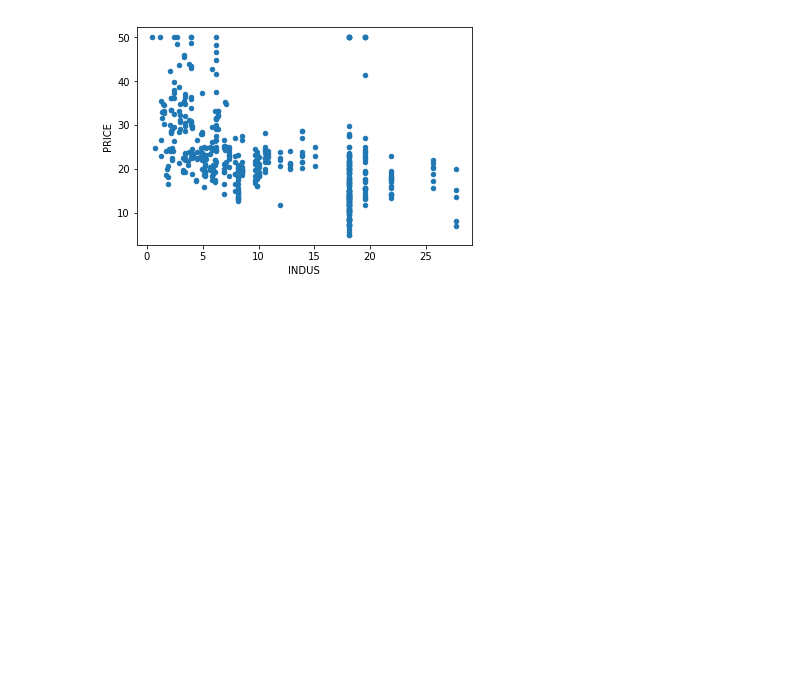
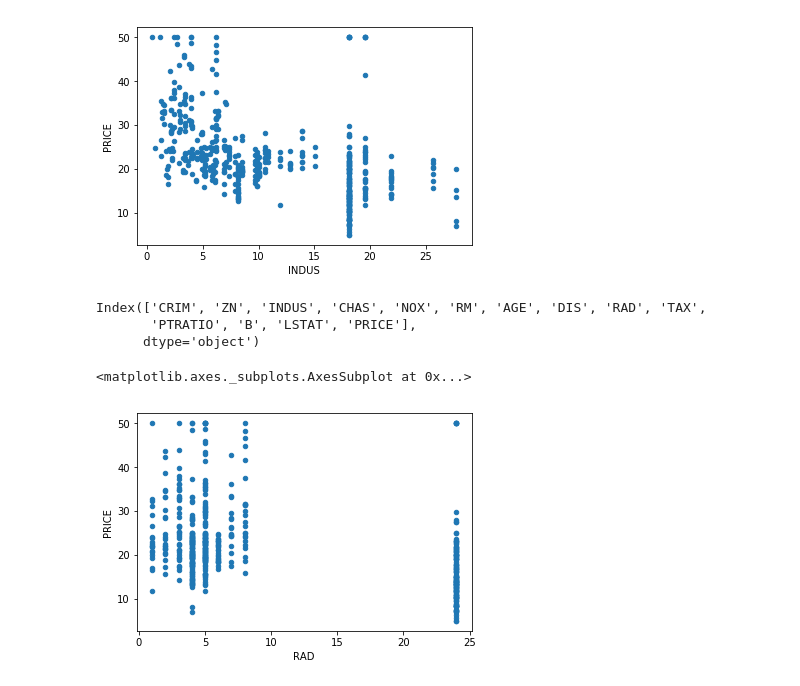
Before and after one commit to capt-alien/DS2.1-Machine-Learning, a Jupyter notebook: Bostin_houseing.ipynb, the cells around one changed output. Drawn from its saved outputs; the diff is of its cells as text; code cells hidden in the pictures; blank space fills up the shorter version.

```diff
--- a/Bostin_houseing.ipynb
+++ b/Bostin_houseing.ipynb
@@ -105,3 +132,14 @@ bos.plot.scatter(x="INDUS", y="PRICE")
 # %% [output]
 <matplotlib.axes._subplots.AxesSubplot at 0x...>
 [figure]
+# %%
+bos.keys()
+# %% [output]
+Index(['CRIM', 'ZN', 'INDUS', 'CHAS', 'NOX', 'RM', 'AGE', 'DIS', 'RAD', 'TAX',
+       'PTRATIO', 'B', 'LSTAT', 'PRICE'],
+      dtype='object')
+# %%
+bos.plot.scatter(x="RAD", y="PRICE")
+# %% [output]
+<matplotlib.axes._subplots.AxesSubplot at 0x...>
+[figure, added]
```
Also changed, not shown: parts of 22 cells of this notebook.
